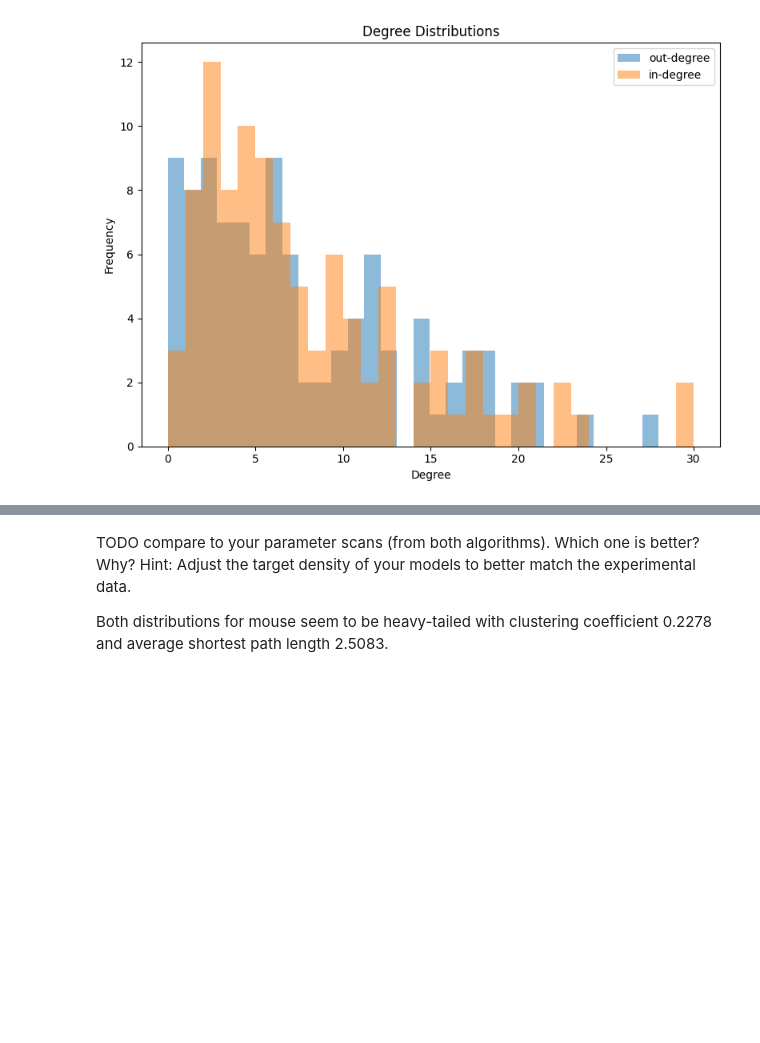
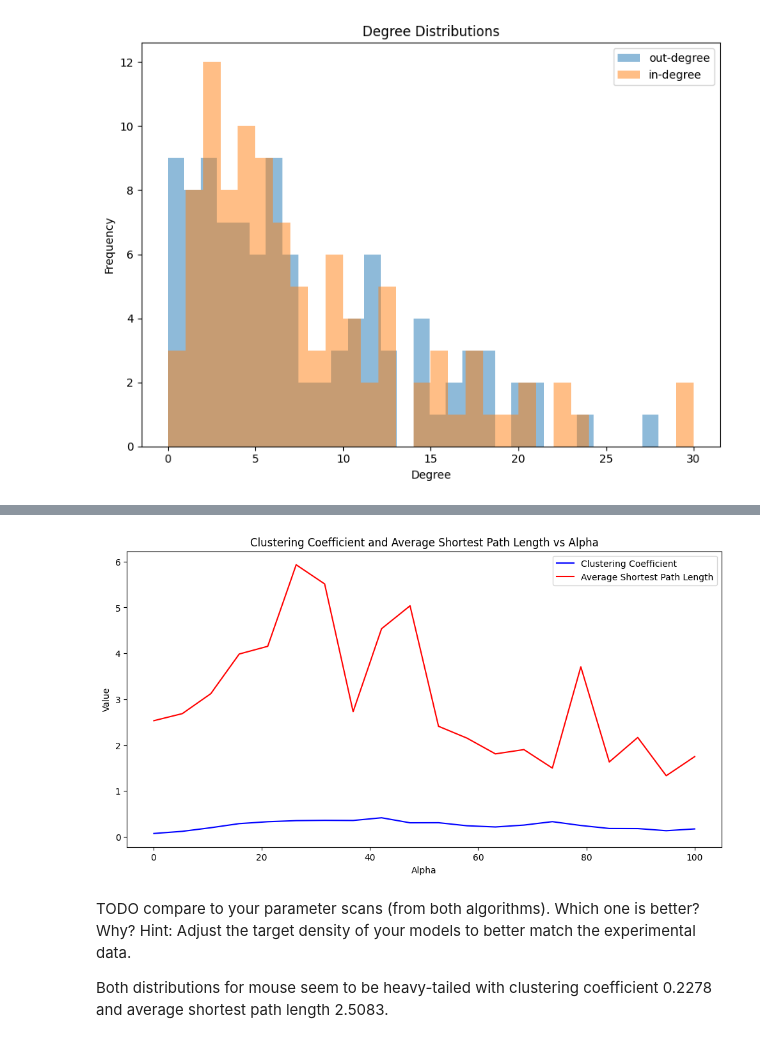
Before and after one commit to patinoboh/neuro, a Jupyter notebook: project/project.ipynb, the cells around one changed output, grey strips where cells are left out. Drawn from its saved outputs; the diff is of its cells as text; code cells hidden in the pictures; blank space fills up the shorter version.

```diff
--- a/project/project.ipynb
+++ b/project/project.ipynb
@@ -369,3 +375,27 @@ mouse_density = nx.density(G)
+# %%
+cluster_coefficients = []
+average_shortest_paths = []
+alphas = np.linspace(0.1, 100, 20)
+
+for i, alpha in enumerate(alphas):
+    print(f'Calculating for alpha {i+1}/{len(alphas)}', end='\r')
+    adjacency, _ = ImprovedAlgorithmFast(alpha=alpha, N=100, rho=mouse_density)
+    G = nx.from_numpy_array(adjacency, create_using=nx.DiGraph)
+
+    cluster_coefficients.append(nx.average_clustering(G))
+    average_shortest_paths.append(avg_shortest_path_length_directed_new(G))
+
+clear_output()
+plt.figure(figsize=(12, 6))
+plt.plot(alphas, cluster_coefficients, label='Clustering Coefficient', color='blue')
+plt.plot(alphas, average_shortest_paths, label='Average Shortest Path Length', color='red')
+plt.xlabel('Alpha')
+plt.ylabel('Value')
+plt.title('Clustering Coefficient and Average Shortest Path Length vs Alpha')
+plt.legend()
+plt.show()
+# %% [output]
+[figure, added]
 # %% [markdown]
 TODO compare to your
 parameter scans (from both algorithms). Which one
```
Also changed, not shown: parts of 9 cells of this notebook.
